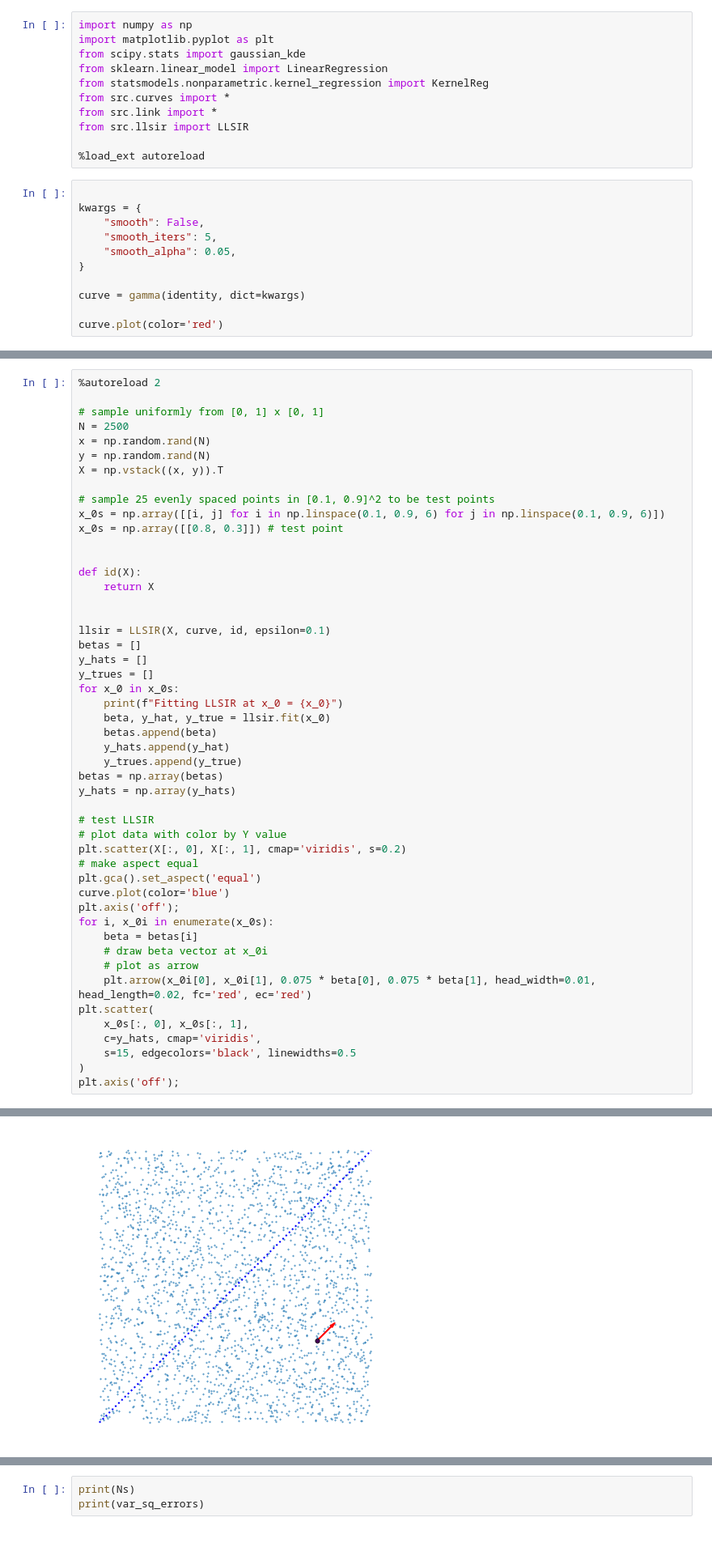
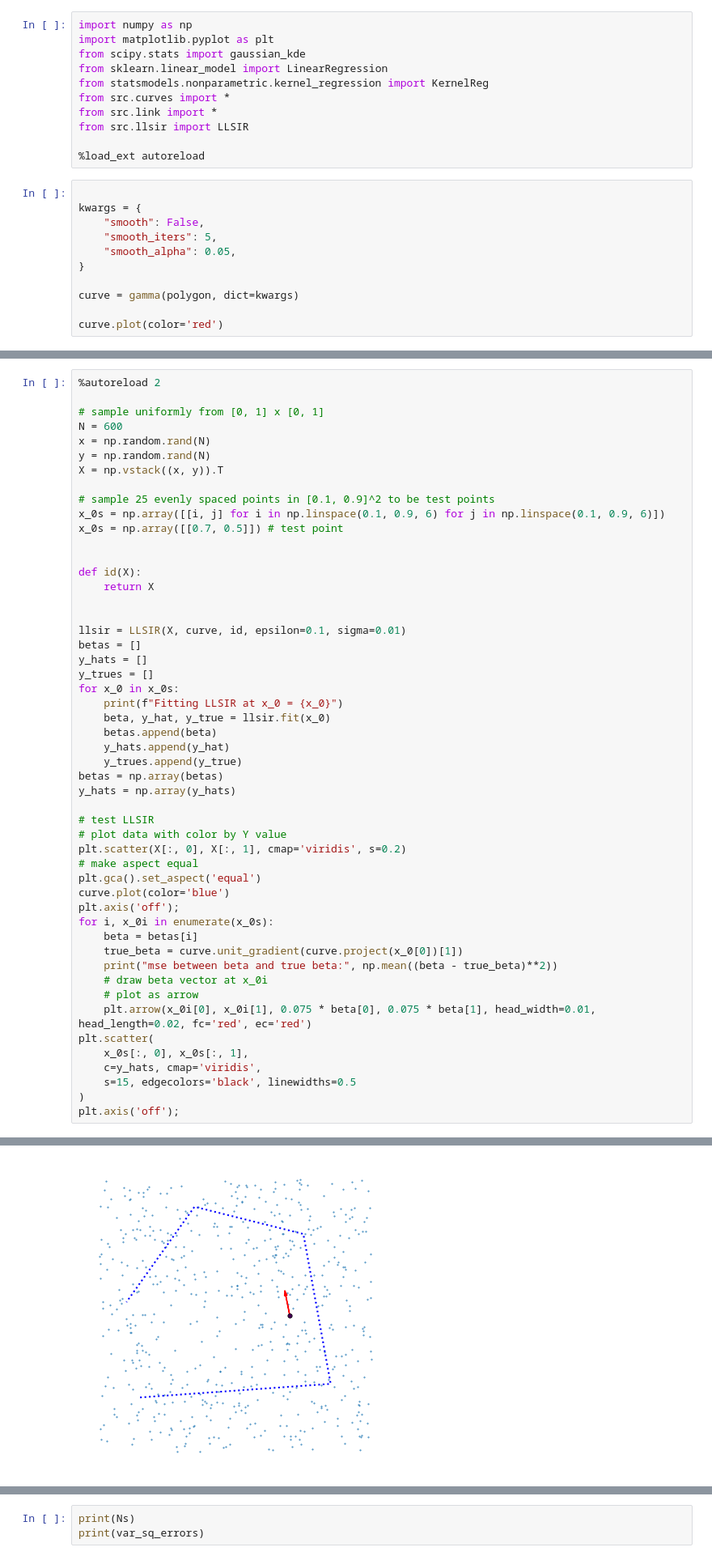
Before and after one commit to TristanSaidi/LLSIR, a Jupyter notebook: llsir.ipynb, the cells around one changed output, grey strips where cells are left out. Shown at 81% size. Saved outputs shown, nothing was run; the diff lists cells and outputs as text.

```diff
--- a/llsir.ipynb
+++ b/llsir.ipynb
@@ -17,7 +17,7 @@ kwargs = {
     "smooth_alpha": 0.05,
 }
 
-curve = gamma(identity, dict=kwargs)
+curve = gamma(polygon, dict=kwargs)
 
 curve.plot(color='red')
 # %% [output]
@@ -26,21 +26,21 @@ curve.plot(color='red')
 %autoreload 2
 
 # sample uniformly from [0, 1] x [0, 1]
-N = 2500
+N = 600
 x = np.random.rand(N)
 y = np.random.rand(N)
 X = np.vstack((x, y)).T
 
 # sample 25 evenly spaced points in [0.1, 0.9]^2 to be test points
 x_0s = np.array([[i, j] for i in np.linspace(0.1, 0.9, 6) for j in np.linspace(0.1, 0.9, 6)])
-x_0s = np.array([[0.8, 0.3]]) # test point
+x_0s = np.array([[0.7, 0.5]]) # test point
 
 
 def id(X):
     return X
 
 
-llsir = LLSIR(X, curve, id, epsilon=0.1)
+llsir = LLSIR(X, curve, id, epsilon=0.1, sigma=0.01)
 betas = []
 y_hats = []
 y_trues = []
@@ -62,6 +62,8 @@ curve.plot(color='blue')
 plt.axis('off');
 for i, x_0i in enumerate(x_0s):
     beta = betas[i]
+    true_beta = curve.unit_gradient(curve.project(x_0[0])[1])
+    print("mse between beta and true beta:", np.mean((beta - true_beta)**2))
     # draw beta vector at x_0i
     # plot as arrow
     plt.arrow(x_0i[0], x_0i[1], 0.075 * beta[0], 0.075 * beta[1], head_width=0.01, head_length=0.02, fc='red', ec='red')
@@ -76,3 +79,3 @@ Fitting LLSIR at x_0 = [0.8 0.3]
-[figure, old version]
+[figure, new version]
 # %%
 
```
Also changed, not shown: parts of 4 cells of this notebook, 3 other files.
